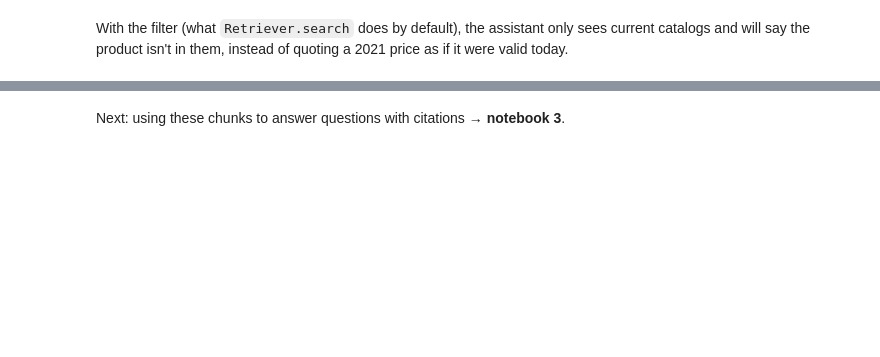
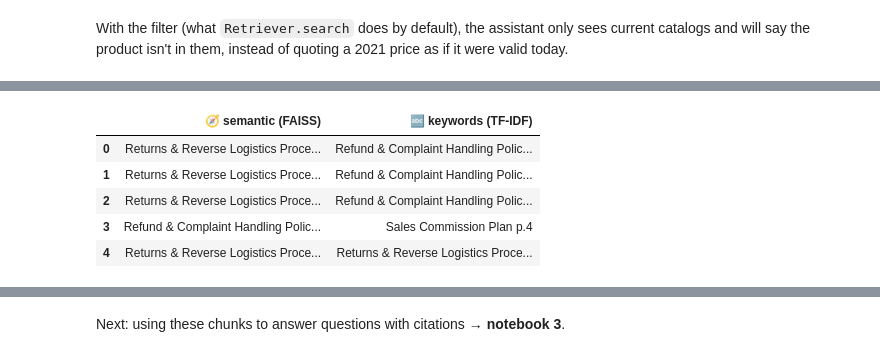
Before and after one commit to roberto-vargas-c/project-brief-enterprise-ai-assistant, a Jupyter notebook: notebooks/02_embeddings_and_vector_search.ipynb, the cells around one changed output, grey strips where cells are left out. Drawn from its saved outputs; the diff is of its cells as text; code cells hidden in the pictures; blank space fills up the shorter version.

```diff
--- a/notebooks/02_embeddings_and_vector_search.ipynb
+++ b/notebooks/02_embeddings_and_vector_search.ipynb
@@ -199,0 +236,20 @@ say the product isn't in them, instead of quoting a 2021 price as if it were val
+# %%
+from ironstore_assistant.rag import RetrievalTrace, Retriever
+
+retriever = Retriever(store)
+question = "What is the return window for customers?"
+trace = RetrievalTrace()
+final = retriever.search([question], trace=trace)
+
+def show(method):
+    return [f'{retriever.docs[h.chunk_id].metadata["title"]} p.{retriever.docs[h.chunk_id].metadata["page"]}'
+            for h in trace.hits if h.method == method][:5]
+
+pd.DataFrame({"🧭 semantic (FAISS)": show("semantic"), "🔤 keywords (TF-IDF)": show("keyword")})
+# %% [output]
+|  | 🧭 semantic (FAISS) | 🔤 keywords (TF-IDF) |
+| 0 | Returns & Reverse Logistics Proce... | Refund & Complaint Handling Polic... |
+| 1 | Returns & Reverse Logistics Proce... | Refund & Complaint Handling Polic... |
+| 2 | Returns & Reverse Logistics Proce... | Refund & Complaint Handling Polic... |
+| 3 | Refund & Complaint Handling Polic... | Sales Commission Plan p.4 |
+| 4 | Returns & Reverse Logistics Proce... | Returns & Reverse Logistics Proce... |
```
Also changed, not shown: parts of 17 cells of this notebook, 19 other files.
